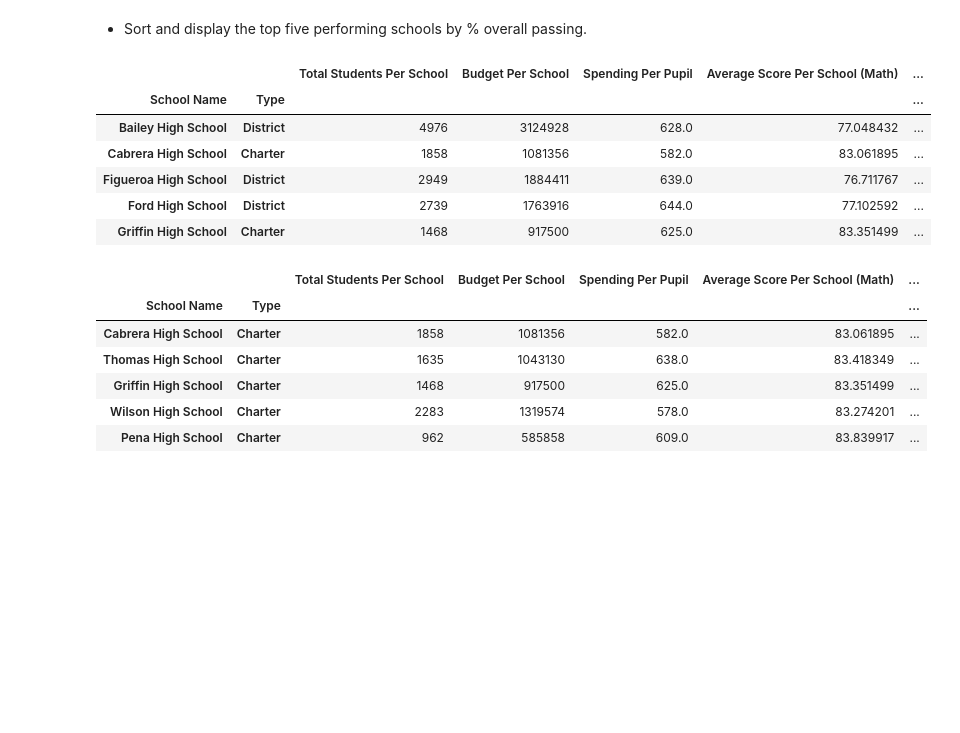
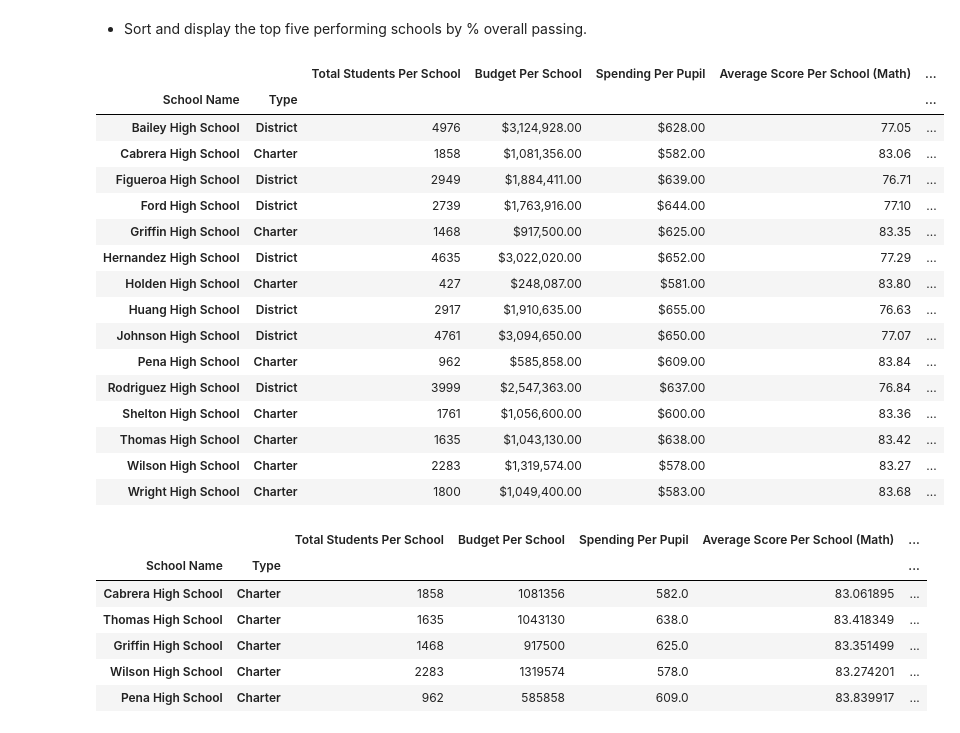
Before and after one commit to Kthomas09/Pandas-Challenge, a Jupyter notebook: PyCitySchools_starter.ipynb, the cells around one changed output. Drawn from its saved outputs; the diff is of its cells as text; code cells hidden in the pictures; blank space fills up the shorter version.

Commit message:
Commented the code, cleaned the code, and formated the DataFrame. Final Push

```diff
--- a/PyCitySchools_starter.ipynb
+++ b/PyCitySchools_starter.ipynb
@@ -275,10 +288,14 @@ Wilson High School     Charter     83.989488
 Wright High School     Charter     83.955000
 Name: Reading Score, dtype: float64
 # %%
+#Locating and adding the conditional statement to the math score column in renamed Data frame
 schools_passing_math = renamed_df.loc[renamed_df["Math Score"]>=70]
+#Counting the number scores over 70
 schools_passing_math.count()
+#Grouping by school name and type
 schools_passing_math_gb = schools_passing_math.groupby(["School Name", "Type"])
-total_schools_passing_math = schools_passing_math_gb["Student ID"].count()/total_students_per_school
+#Creating new varibale to divide the student count from the conditional to the total students per the grouped school
+total_schools_passing_math = schools_passing_math_gb["Student ID"].count()/total_students_per_school*100
 total_schools_passing_math
 # %% [output]
 School Name            Type
@@ -324,0 +318,10 @@ Name: Student ID, dtype: float64
+# %%
+#Locating and adding the conditional statement to the math score column in renamed Data frame
+schools_passing_reading = renamed_df.loc[renamed_df["Reading Score"]>=70]
+#Counting the number scores over 70
+schools_passing_reading.count()
+#Grouping by school name and type
+schools_passing_reading_gb = schools_passing_reading.groupby(["School Name", "Type"])
+#Creating new varibale to divide the student count from the conditional to the total students per the grouped school
+total_schools_passing_reading = schools_passing_reading_gb["Student ID"].count()/total_students_per_school*100
+total_schools_passing_reading
@@ -325,5 +346,6 @@ Name: Student ID, dtype: float64
 # %%
-school_overall_passing_percentage = renamed_df[(renamed_df["Reading Score"] >= 70) & (renamed_df["Math Score"] >= 70)].groupby("School Name")["Student ID"].count()/total_students_per_school
+#Adding the two conditionals and combining those two conditionals. Grouping by the school name, and counting the number of students within the school that meet the conditional. Finally dividing it by the total students per school.
+school_overall_passing_percentage = renamed_df[(renamed_df["Reading Score"] >= 70) & (renamed_df["Math Score"] >= 70)].groupby("School Name")["Student ID"].count()/total_students_per_school*100
 school_overall_passing_percentage
 # %% [output]
 School Name            Type
@@ -386,31 +409,42 @@ school_summary_df
 # %% [markdown]
 * Sort and display the top five performing schools by % overall passing.
 # %%
+#Creating a dataframe for calculations throughout the code
 per_school_df = school_summary_df[["Total Students Per School",
                                   "Budget Per School",
                                   "Spending Per Pupil",
                                   "Average Score Per School (Math)",
                                   "Average Score Per School (Reading)",
                                   "Pass Rate Per School (Math)",
                                   "Pass Rate Per School (Reading)",
                                   "Schools Overall Pass Rate"]]
+#Creating a formatted dataframe so it looks pretty!
+formatted_per_school_df = pd.DataFrame({"Total Students Per School": total_students_per_school,
+                                  "Budget Per School": budget_per_school.map("${:,.2f}".format),
+                                  "Spending Per Pupil": per_pupil_spending.map("${:,.2f}".format),
+                                  "Average Score Per School (Math)": avg_mathscore_per_school.map("{:.2f}".format),
+                                  "Average Score Per School (Reading)": avg_readingscore_per_school.map("{:.2f}".format),
+                                  "Pass Rate Per School (Math)": total_schools_passing_math.map("{:.2f}%".format),
+                                  "Pass Rate Per School (Reading)":total_schools_passing_reading.map("{:.2f}%".format),
+                                  "Schools Overall Pass Rate":school_overall_passing_percentage.map("{:.2f}%".format)})
 
-per_school_df.style.format({"Total Students Per School":"{:,}",
-                            "Budget Per School":"${:,}",
-                            "Spending Per Pupil": "${:,0f}",
-                            "Average Score Per School (Math)":"{:.1f}",
-                            "Average Score Per School (Reading)":"{:.1f}",
-                            "Pass Rate Per School (Math)":"{:.1f%}",
-                            "Pass Rate Per School (Reading)": "{:.1f%}",
-                            "Schools Overall Pass Rate": "{:.1f%}"})
-
-per_school_df.head()
+formatted_per_school_df
 # %% [output]
 |  |  | Total Students Per School | Budget Per School | Spending Per Pupil | Average Score Per School (Math) | ... |
 | School Name | Type |  |  |  |  | ... |
-| Bailey High School | District | 4976 | 3124928 | 628.0 | 77.048432 | ... |
-| Cabrera High School | Charter | 1858 | 1081356 | 582.0 | 83.061895 | ... |
-| Figueroa High School | District | 2949 | 1884411 | 639.0 | 76.711767 | ... |
-| Ford High School | District | 2739 | 1763916 | 644.0 | 77.102592 | ... |
-| Griffin High School | Charter | 1468 | 917500 | 625.0 | 83.351499 | ... |
+| Bailey High School | District | 4976 | $3,124,928.00 | $628.00 | 77.05 | ... |
+| Cabrera High School | Charter | 1858 | $1,081,356.00 | $582.00 | 83.06 | ... |
+| Figueroa High School | District | 2949 | $1,884,411.00 | $639.00 | 76.71 | ... |
+| Ford High School | District | 2739 | $1,763,916.00 | $644.00 | 77.10 | ... |
+| Griffin High School | Charter | 1468 | $917,500.00 | $625.00 | 83.35 | ... |
+| Hernandez High School | District | 4635 | $3,022,020.00 | $652.00 | 77.29 | ... |
+| Holden High School | Charter | 427 | $248,087.00 | $581.00 | 83.80 | ... |
+| Huang High School | District | 2917 | $1,910,635.00 | $655.00 | 76.63 | ... |
+| Johnson High School | District | 4761 | $3,094,650.00 | $650.00 | 77.07 | ... |
+| Pena High School | Charter | 962 | $585,858.00 | $609.00 | 83.84 | ... |
+| Rodriguez High School | District | 3999 | $2,547,363.00 | $637.00 | 76.84 | ... |
+| Shelton High School | Charter | 1761 | $1,056,600.00 | $600.00 | 83.36 | ... |
+| Thomas High School | Charter | 1635 | $1,043,130.00 | $638.00 | 83.42 | ... |
+| Wilson High School | Charter | 2283 | $1,319,574.00 | $578.00 | 83.27 | ... |
+| Wright High School | Charter | 1800 | $1,049,400.00 | $583.00 | 83.68 | ... |
 # %%
```
Also changed, not shown: parts of 21 cells of this notebook.
